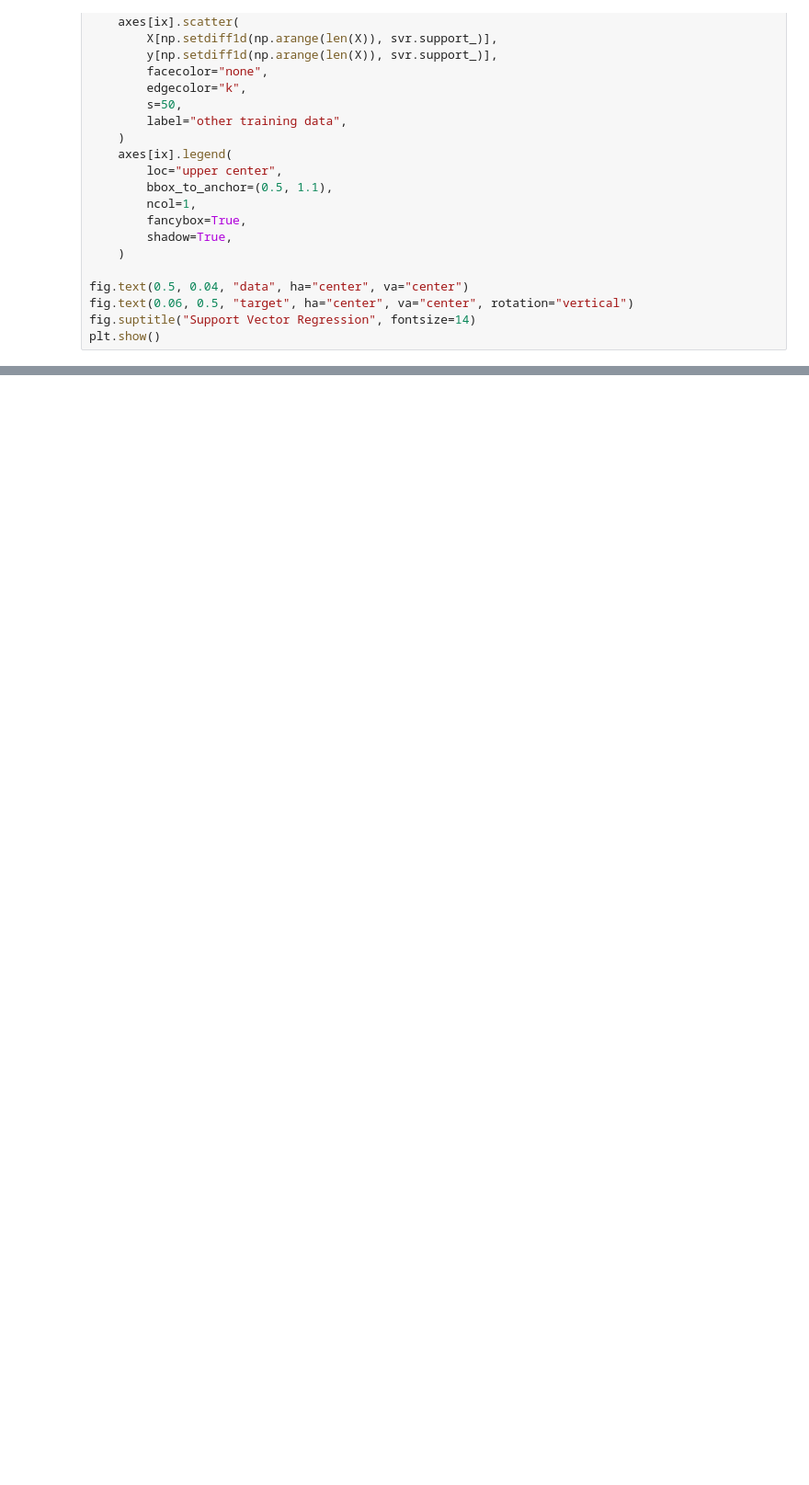
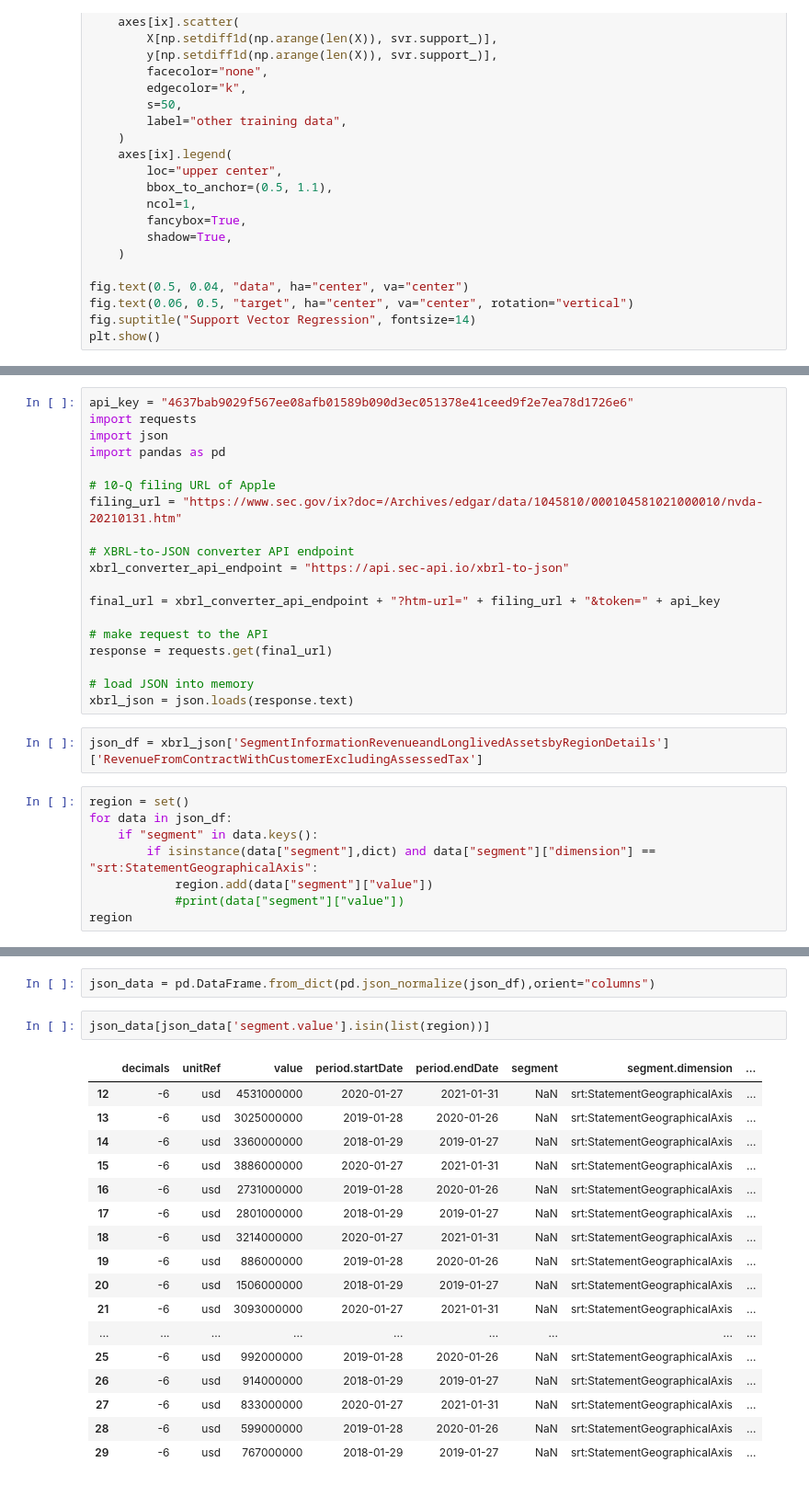
Before and after one commit to AimjGuytidy/Gwiza-analysis, a Jupyter notebook: Nvidia-case-study.ipynb, the cells around one changed output, grey strips where cells are left out. Shown: that part at 92% size. Cells and saved outputs as stored; diff of their text form; blank space fills up the shorter version.

```diff
--- a/Nvidia-case-study.ipynb
+++ b/Nvidia-case-study.ipynb
@@ -664,0 +713,29 @@ kiki_2
+# %%
+api_key = "4637bab9029f567ee08afb01589b090d3ec051378e41ceed9f2e7ea78d1726e6"
+import requests
+import json
+import pandas as pd
+
+# 10-Q filing URL of Apple
+filing_url = "https://www.sec.gov/ix?doc=/Archives/edgar/data/1045810/000104581021000010/nvda-20210131.htm"
+
+# XBRL-to-JSON converter API endpoint
+xbrl_converter_api_endpoint = "https://api.sec-api.io/xbrl-to-json"
+
+final_url = xbrl_converter_api_endpoint + "?htm-url=" + filing_url + "&token=" + api_key
+
+# make request to the API
+response = requests.get(final_url)
+
+# load JSON into memory
+xbrl_json = json.loads(response.text)
+# %%
+json_df = xbrl_json['SegmentInformationRevenueandLonglivedAssetsbyRegionDetails']['RevenueFromContractWithCustomerExcludingAssessedTax']
+# %%
+region = set()
+for data in json_df:
+    if "segment" in data.keys():
+        if isinstance(data["segment"],dict) and data["segment"]["dimension"] == "srt:StatementGeographicalAxis":
+            region.add(data["segment"]["value"])
+            #print(data["segment"]["value"])
+region
@@ -664,0 +749,22 @@ kiki_2
+# %%
+json_data = pd.DataFrame.from_dict(pd.json_normalize(json_df),orient="columns")
+# %%
+json_data[json_data['segment.value'].isin(list(region))]
+# %% [output]
+|  | decimals | unitRef | value | period.startDate | period.endDate | segment | segment.dimension | ... |
+| 12 | -6 | usd | 4531000000 | 2020-01-27 | 2021-01-31 | NaN | srt:StatementGeographicalAxis | ... |
+| 13 | -6 | usd | 3025000000 | 2019-01-28 | 2020-01-26 | NaN | srt:StatementGeographicalAxis | ... |
+| 14 | -6 | usd | 3360000000 | 2018-01-29 | 2019-01-27 | NaN | srt:StatementGeographicalAxis | ... |
+| 15 | -6 | usd | 3886000000 | 2020-01-27 | 2021-01-31 | NaN | srt:StatementGeographicalAxis | ... |
+| 16 | -6 | usd | 2731000000 | 2019-01-28 | 2020-01-26 | NaN | srt:StatementGeographicalAxis | ... |
+| 17 | -6 | usd | 2801000000 | 2018-01-29 | 2019-01-27 | NaN | srt:StatementGeographicalAxis | ... |
+| 18 | -6 | usd | 3214000000 | 2020-01-27 | 2021-01-31 | NaN | srt:StatementGeographicalAxis | ... |
+| 19 | -6 | usd | 886000000 | 2019-01-28 | 2020-01-26 | NaN | srt:StatementGeographicalAxis | ... |
+| 20 | -6 | usd | 1506000000 | 2018-01-29 | 2019-01-27 | NaN | srt:StatementGeographicalAxis | ... |
+| 21 | -6 | usd | 3093000000 | 2020-01-27 | 2021-01-31 | NaN | srt:StatementGeographicalAxis | ... |
+| ... | ... | ... | ... | ... | ... | ... | ... | ... |
+| 25 | -6 | usd | 992000000 | 2019-01-28 | 2020-01-26 | NaN | srt:StatementGeographicalAxis | ... |
+| 26 | -6 | usd | 914000000 | 2018-01-29 | 2019-01-27 | NaN | srt:StatementGeographicalAxis | ... |
+| 27 | -6 | usd | 833000000 | 2020-01-27 | 2021-01-31 | NaN | srt:StatementGeographicalAxis | ... |
+| 28 | -6 | usd | 599000000 | 2019-01-28 | 2020-01-26 | NaN | srt:StatementGeographicalAxis | ... |
+| 29 | -6 | usd | 767000000 | 2018-01-29 | 2019-01-27 | NaN | srt:StatementGeographicalAxis | ... |
```
Also changed, not shown: parts of 53 cells of this notebook.
